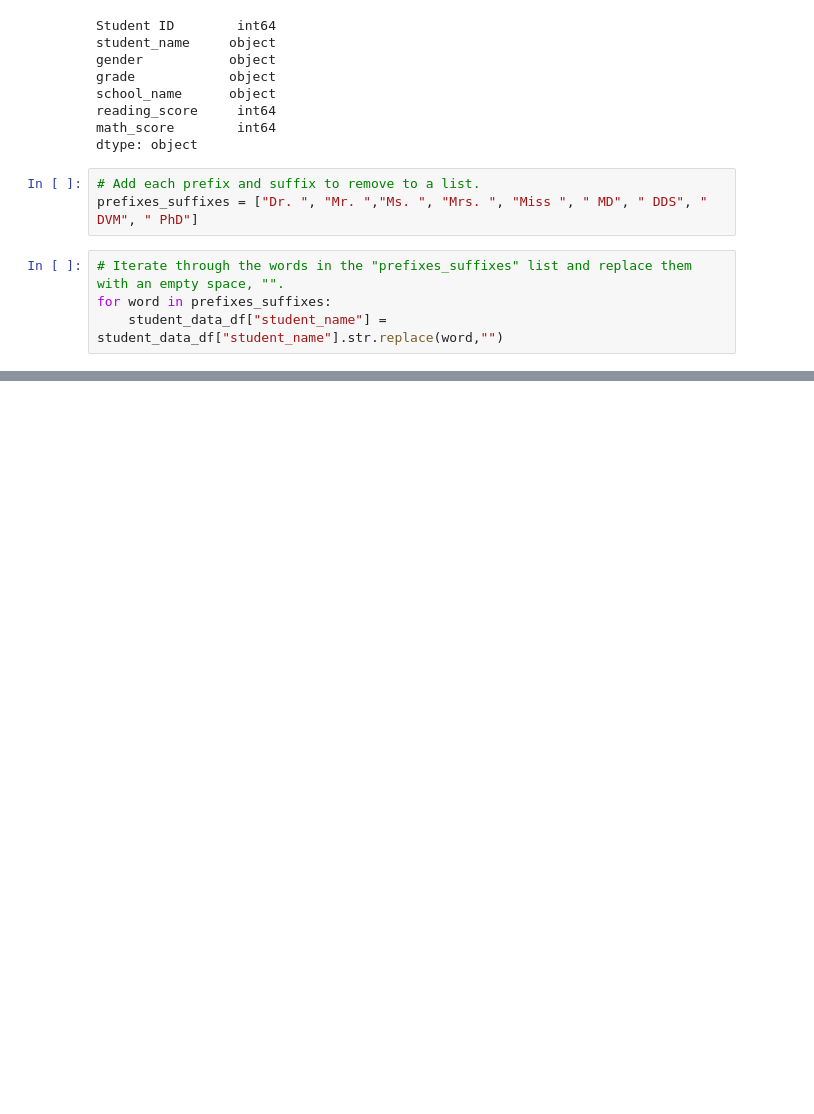
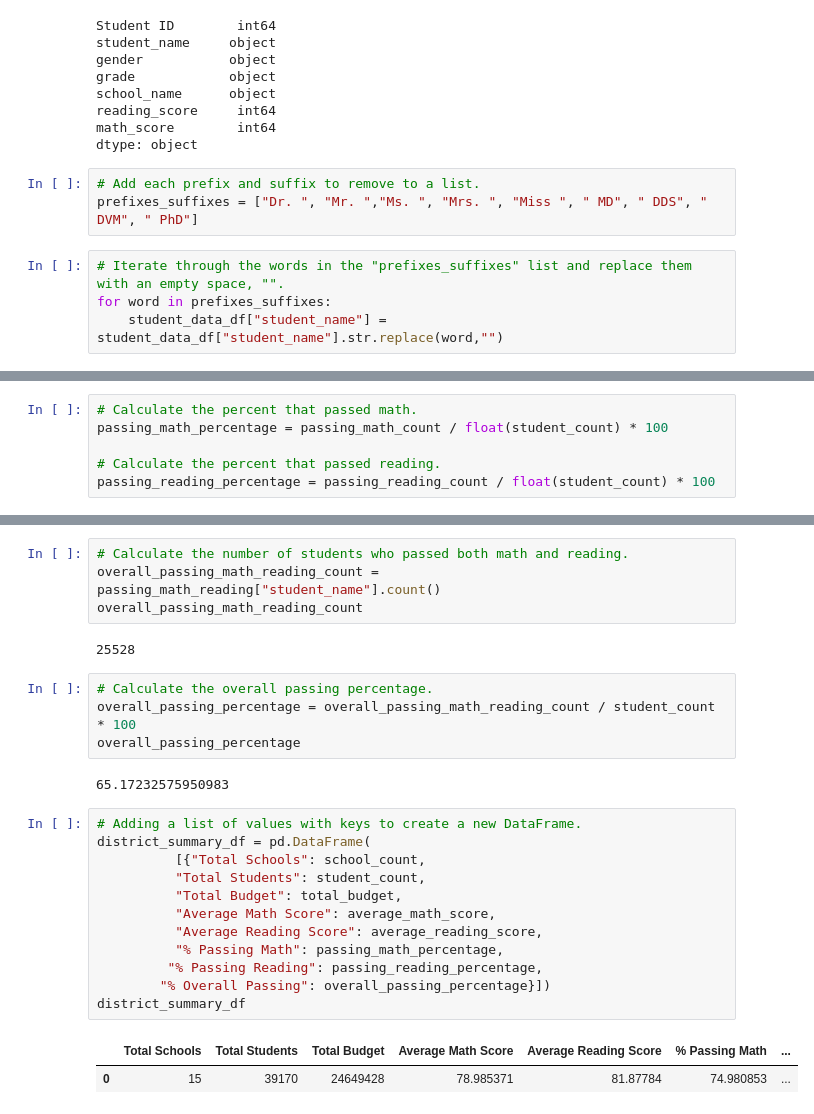
Before and after one commit to cmbolton81/School_District_Analysis, a Jupyter notebook: PyCitySchools.ipynb, the cells around one changed output, grey strips where cells are left out. Drawn from its saved outputs; the diff is of its cells as text; blank space fills up the shorter version.

Commit message:
district summary complete.

```diff
--- a/PyCitySchools.ipynb
+++ b/PyCitySchools.ipynb
@@ -172,0 +269,6 @@ for word in prefixes_suffixes:
+# %%
+# Calculate the percent that passed math.
+passing_math_percentage = passing_math_count / float(student_count) * 100
+
+# Calculate the percent that passed reading.
+passing_reading_percentage = passing_reading_count / float(student_count) * 100
@@ -172,0 +293,27 @@ for word in prefixes_suffixes:
+# %%
+# Calculate the number of students who passed both math and reading.
+overall_passing_math_reading_count = passing_math_reading["student_name"].count()
+overall_passing_math_reading_count
+# %% [output]
+25528
+# %%
+# Calculate the overall passing percentage.
+overall_passing_percentage = overall_passing_math_reading_count / student_count * 100
+overall_passing_percentage
+# %% [output]
+65.17232575950983
+# %%
+# Adding a list of values with keys to create a new DataFrame.
+district_summary_df = pd.DataFrame(
+          [{"Total Schools": school_count,
+          "Total Students": student_count,
+          "Total Budget": total_budget,
+          "Average Math Score": average_math_score,
+          "Average Reading Score": average_reading_score,
+          "% Passing Math": passing_math_percentage,
+         "% Passing Reading": passing_reading_percentage,
+        "% Overall Passing": overall_passing_percentage}])
+district_summary_df
+# %% [output]
+|  | Total Schools | Total Students | Total Budget | Average Math Score | Average Reading Score | % Passing Math | ... |
+| 0 | 15 | 39170 | 24649428 | 78.985371 | 81.87784 | 74.980853 | ... |
```
Also changed, not shown: parts of 19 cells of this notebook, 2 other files.
